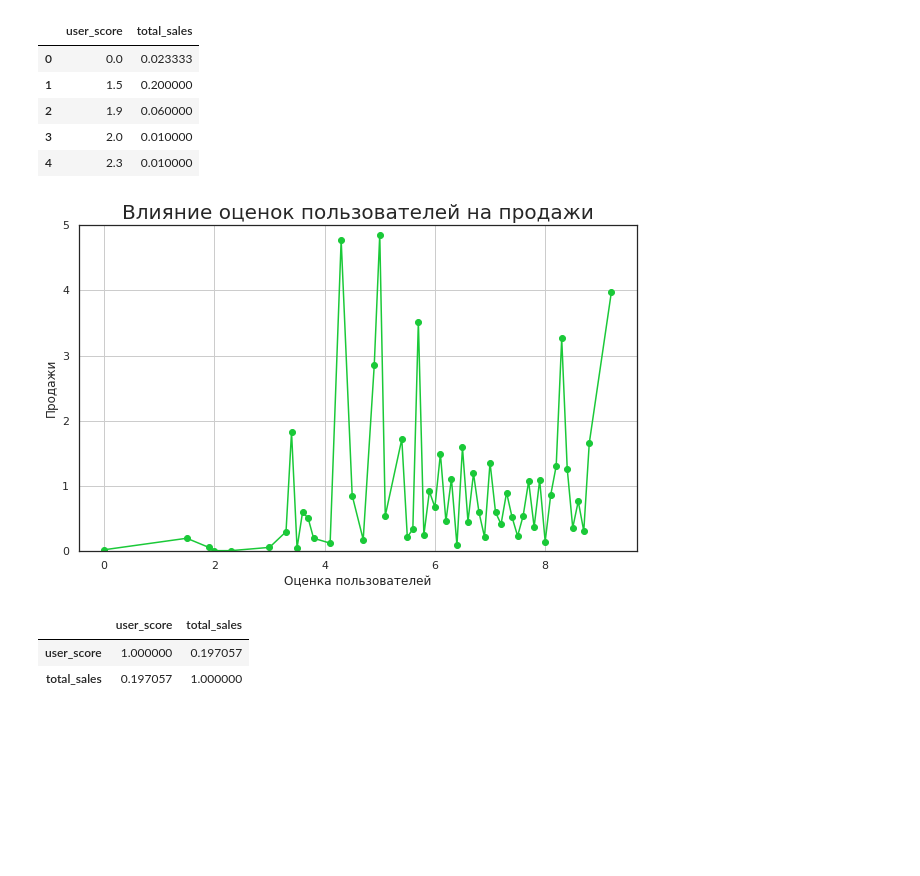
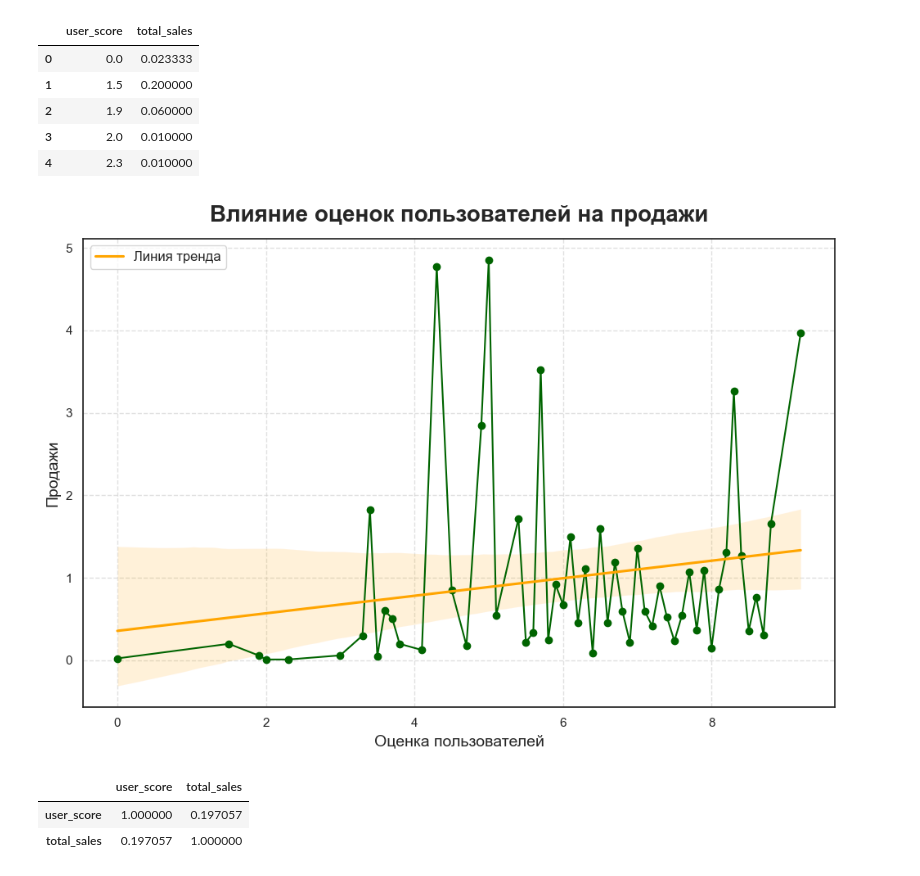
Before and after one commit to Izymka/practicum_game_analytics, a Jupyter notebook: games_analytics.ipynb, the cells around one changed output. Drawn from its saved outputs; the diff is of its cells as text; code cells hidden in the pictures; blank space fills up the shorter version.

```diff
--- a/games_analytics.ipynb
+++ b/games_analytics.ipynb
@@ -107,7 +35,7 @@ sns.set_theme(style="white", palette="bright")
 # %%
 # откроем датасет
 try:
-    data_raw = pd.read_csv('files/games.csv')
+    data_raw = pd.read_csv('assets/games.csv')
 except:
     data_raw = pd.read_csv('/datasets/games.csv')
 
@@ -258,0 +199,4 @@ data_raw.columns = data_raw.columns.str.lower()
+# %%
+data = data_raw
+data.columns = data_raw.columns.str.lower()
+data.head()
@@ -305,7 +248,7 @@ data_raw.shape
 # %% [output]
 (16715, 11)
 # %%
-data = data_raw.dropna(subset=['name'])
+data = data.dropna(subset=['name'])
 data.shape
 # %% [output]
 (16713, 11)
@@ -999,22 +930,28 @@ data_ps4_user_score.head(5)
 | 3 | 2.0 | 0.010000 |
 | 4 | 2.3 | 0.010000 |
 # %%
-# Построим график зависимости продаж от оценки пользователей
+fig, ax = plt.subplots(figsize=(10, 7))
+ax.plot(data_ps4_user_score['user_score'], data_ps4_user_score['total_sales'],'o-', color='darkgreen')
 
-fig, ax = plt.subplots(figsize = (10,6))
-
-ax.plot(data_ps4_user_score['user_score'], data_ps4_user_score['total_sales'],'o-', color='g')
-#sns.barplot(x=data_ps4_user_score['user_score'], y=data_ps4_user_score['total_sales'], )
-ax.grid(True)
-ax.set_title('Влияние оценок пользователей на продажи', fontsize = 20)
-ax.set_xlabel('Оценка пользователей')
-ax.set_ylabel('Продажи')
-ax.set_ylim(0, 5)
+# Добавляем линию тренда (линейную регрессию)
+sns.regplot(x=data_ps4_user_score['user_score'],
+            y=data_ps4_user_score['total_sales'],
+            scatter=False, color='orange',
+            label='Линия тренда')
 
 
+ax.grid(True, linestyle='--', alpha=0.6)
+ax.set_title('Влияние оценок пользователей на продажи',
+             fontsize=20, pad=15, fontweight='bold')
+ax.set_xlabel('Оценка пользователей', fontsize=14)
+ax.set_ylabel('Продажи', fontsize=14)
+ax.legend(loc='upper left', fontsize=12)
+
+
+plt.tight_layout()
 plt.show()
 # %% [output]
-[figure, old version]
+[figure, new version]
 # %%
 data_ps4_user_score.corr()
 # %% [output]
```
Also changed, not shown: parts of 80 cells of this notebook.
